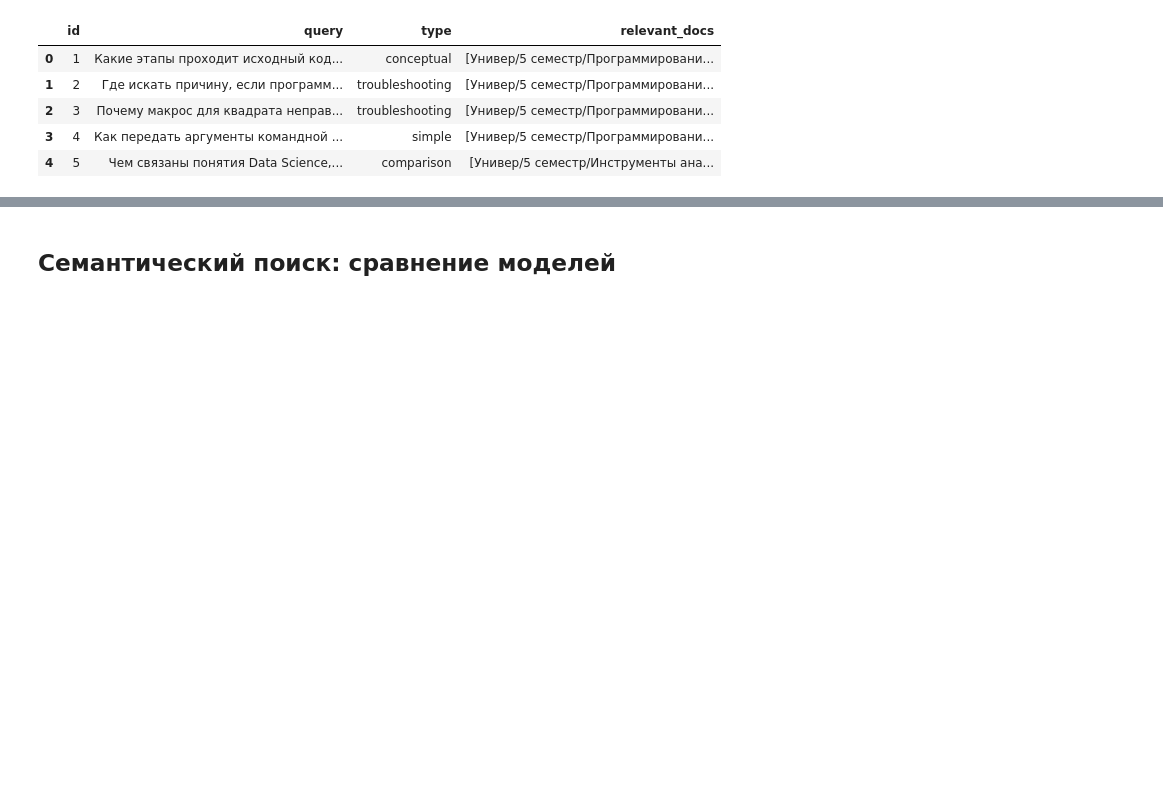
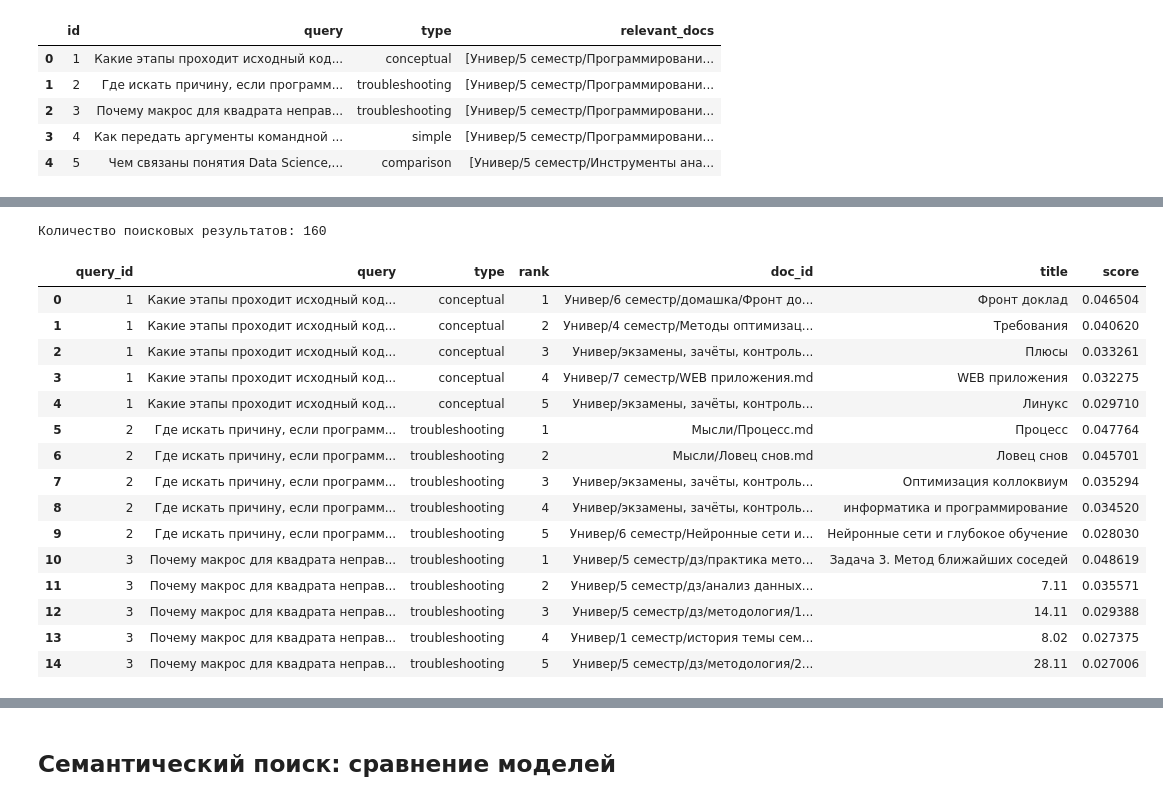
Before and after one commit to VeronikaSteklo/IDSS_SSU, a Jupyter notebook: task4_sentence_transformers/work/task.ipynb, the cells around one changed output, grey strips where cells are left out. Cells and saved outputs as stored; diff of their text form; code cells hidden in the pictures; blank space fills up the shorter version.

```diff
--- a/task4_sentence_transformers/work/task.ipynb
+++ b/task4_sentence_transformers/work/task.ipynb
@@ -56,3 +71,14 @@ def load_corpus(docs_path: str) -> List[Dict]:
 # %%
-corpus = load_corpus("../../data")
+docs_df["char_count"] = docs_df["text"].str.len()
+docs_df["word_count"] = docs_df["text"].str.split().str.len()
+
+print("Количество документов:", len(docs_df))
+print("Всего символов:", docs_df["char_count"].sum())
+print("Всего слов:", docs_df["word_count"].sum())
+
+display(
+    docs_df[["title", "word_count"]]
+    .sort_values("word_count", ascending=False)
+    .head(10)
+)
 # %% [output]
@@ -155,20 +154,42 @@ for query_data in test_queries:
 # %%
-df_results = []
-for query_id, results in tfidf_results.items():
-    query_text = next(q["query"] for q in test_queries if q["id"] == query_id)
-    relevant_docs = next(q["relevant_docs"] for q in test_queries if q["id"] == query_id)
+TOP_K = 5
 
-    for rank, result in enumerate(results, 1):
-        is_relevant = result["filename"] in relevant_docs
-        df_results.append({
-            "query_id": query_id,
-            "query": query_text,
-            "rank": rank,
-            "filename": result["filename"],
-            "score": result["score"],
-            "is_relevant": is_relevant,
-            "relevant_docs": relevant_docs
+tfidf_results = []
+
+for _, row in df_queries.iterrows():
+    results = tfidf_search(row["query"], top_k=TOP_K)
+
+    for _, result in results.iterrows():
+        tfidf_results.append({
+            "query_id": row["id"],
+            "query": row["query"],
+            "type": row["type"],
+            "rank": int(result["rank"]),
+            "doc_id": result["doc_id"],
+            "title": result["title"],
+            "score": float(result["score"])
         })
 
-df_tfidf = pd.DataFrame(df_results)
+tfidf_results_df = pd.DataFrame(tfidf_results)
+
+print("Количество поисковых результатов:", len(tfidf_results_df))
+display(tfidf_results_df.head(15))
+# %% [output]
+Количество поисковых результатов: 160
+|  | query_id | query | type | rank | doc_id | title | score |
+| 0 | 1 | Какие этапы проходит исходный код... | conceptual | 1 | Универ/6 семестр/домашка/Фронт до... | Фронт доклад | 0.046504 |
+| 1 | 1 | Какие этапы проходит исходный код... | conceptual | 2 | Универ/4 семестр/Методы оптимизац... | Требования | 0.040620 |
+| 2 | 1 | Какие этапы проходит исходный код... | conceptual | 3 | Универ/экзамены, зачёты, контроль... | Плюсы | 0.033261 |
+| 3 | 1 | Какие этапы проходит исходный код... | conceptual | 4 | Универ/7 семестр/WEB приложения.md | WEB приложения | 0.032275 |
+| 4 | 1 | Какие этапы проходит исходный код... | conceptual | 5 | Универ/экзамены, зачёты, контроль... | Линукс | 0.029710 |
+| 5 | 2 | Где искать причину, если программ... | troubleshooting | 1 | Мысли/Процесс.md | Процесс | 0.047764 |
+| 6 | 2 | Где искать причину, если программ... | troubleshooting | 2 | Мысли/Ловец снов.md | Ловец снов | 0.045701 |
+| 7 | 2 | Где искать причину, если программ... | troubleshooting | 3 | Универ/экзамены, зачёты, контроль... | Оптимизация коллоквиум | 0.035294 |
+| 8 | 2 | Где искать причину, если программ... | troubleshooting | 4 | Универ/экзамены, зачёты, контроль... | информатика и программирование | 0.034520 |
+| 9 | 2 | Где искать причину, если программ... | troubleshooting | 5 | Универ/6 семестр/Нейронные сети и... | Нейронные сети и глубокое обучение | 0.028030 |
+| 10 | 3 | Почему макрос для квадрата неправ... | troubleshooting | 1 | Универ/5 семестр/дз/практика мето... | Задача 3. Метод ближайших соседей | 0.048619 |
+| 11 | 3 | Почему макрос для квадрата неправ... | troubleshooting | 2 | Универ/5 семестр/дз/анализ данных... | 7.11 | 0.035571 |
+| 12 | 3 | Почему макрос для квадрата неправ... | troubleshooting | 3 | Универ/5 семестр/дз/методология/1... | 14.11 | 0.029388 |
+| 13 | 3 | Почему макрос для квадрата неправ... | troubleshooting | 4 | Универ/1 семестр/история темы сем... | 8.02 | 0.027375 |
+| 14 | 3 | Почему макрос для квадрата неправ... | troubleshooting | 5 | Универ/5 семестр/дз/методология/2... | 28.11 | 0.027006 |
 # %%
```
Also changed, not shown: parts of 39 cells of this notebook.
